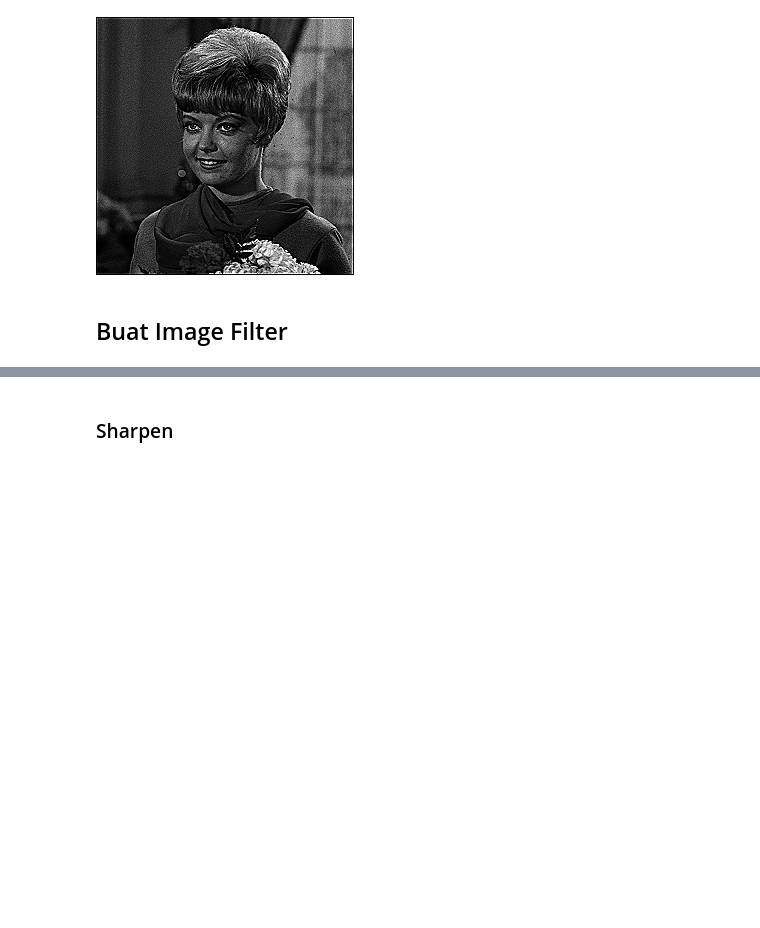
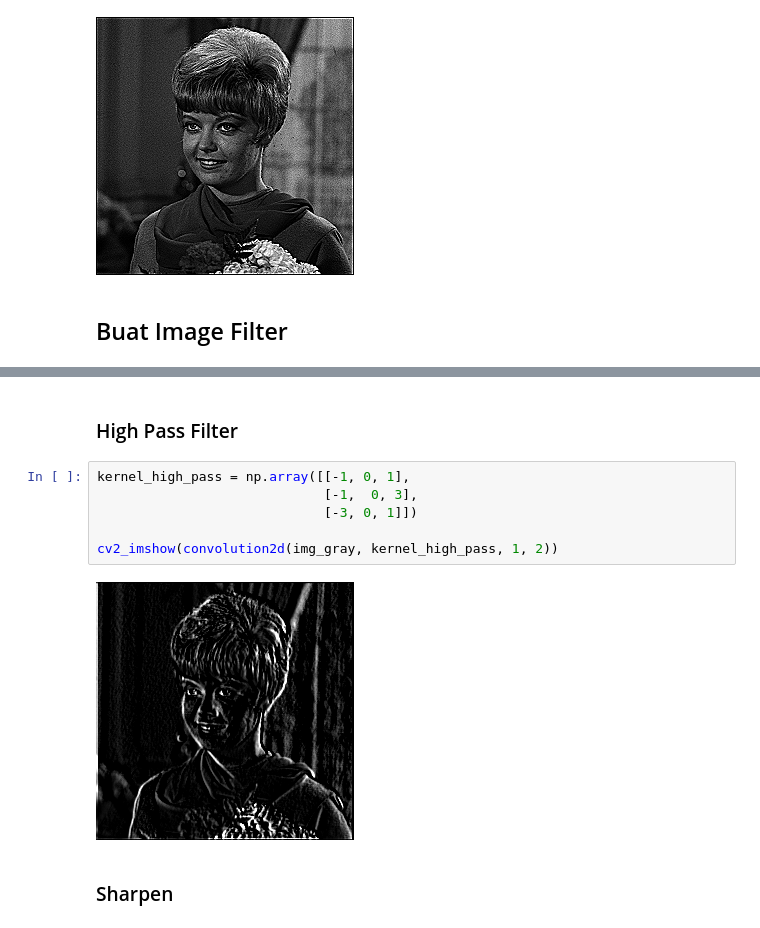
Before and after one commit to NadilaAmaliaaa/PCVK_GANJIL_2024, a Jupyter notebook: Week7.ipynb, the cells around one changed output, grey strips where cells are left out. Drawn from its saved outputs; the diff is of its cells as text; blank space fills up the shorter version.

```diff
--- a/Week7.ipynb
+++ b/Week7.ipynb
@@ -46,3 +71,13 @@ cv2_imshow(convolution2d(img_gray, kernel_sharpen,1,2))
+# %% [markdown]
+### High Pass Filter
+# %%
+kernel_high_pass = np.array([[-1, 0, 1],
+                             [-1,  0, 3],
+                             [-3, 0, 1]])
+
+cv2_imshow(convolution2d(img_gray, kernel_high_pass, 1, 2))
+# %% [output]
+[figure, added]
 # %% [markdown]
 ### Sharpen
 # %%
```
Also changed, not shown: parts of 5 cells of this notebook.
